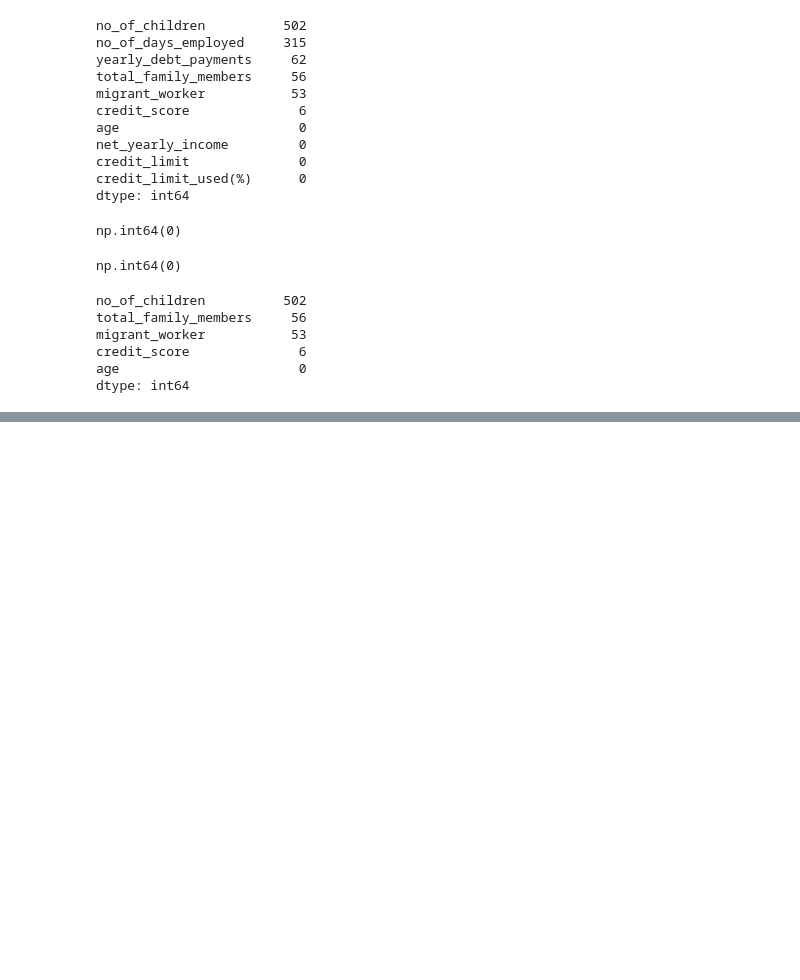
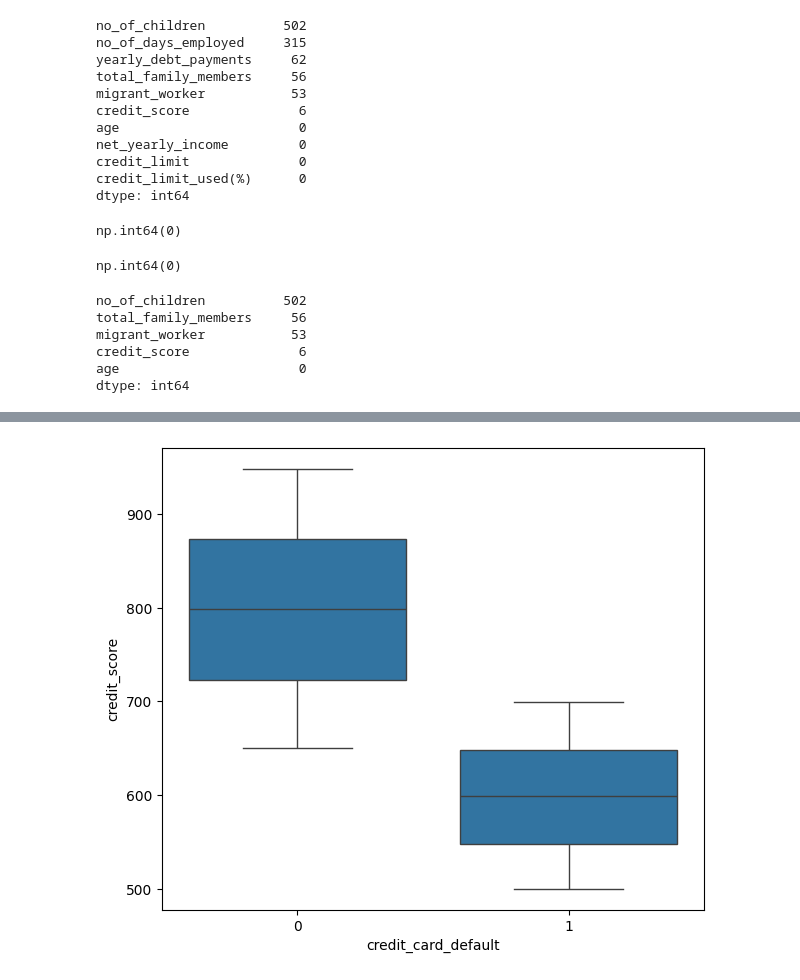
Before and after one commit to sujatakumari23/CrediRisk, a Jupyter notebook: Credit Risk Analysis.ipynb, the cells around one changed output, grey strips where cells are left out. Drawn from its saved outputs; the diff is of its cells as text; code cells hidden in the pictures; blank space fills up the shorter version.

```diff
--- a/Credit Risk Analysis.ipynb
+++ b/Credit Risk Analysis.ipynb
@@ -243,0 +401,7 @@ dtype: int64
+# %%
+# boxplot of credit_defaulter-credit_score
+plt.figure(figsize=[7,6])
+sns.boxplot(x = df['credit_card_default'], y = df['credit_score'])
+plt.show()
+# %% [output]
+[figure, added]
```
Also changed, not shown: parts of 19 cells of this notebook.
